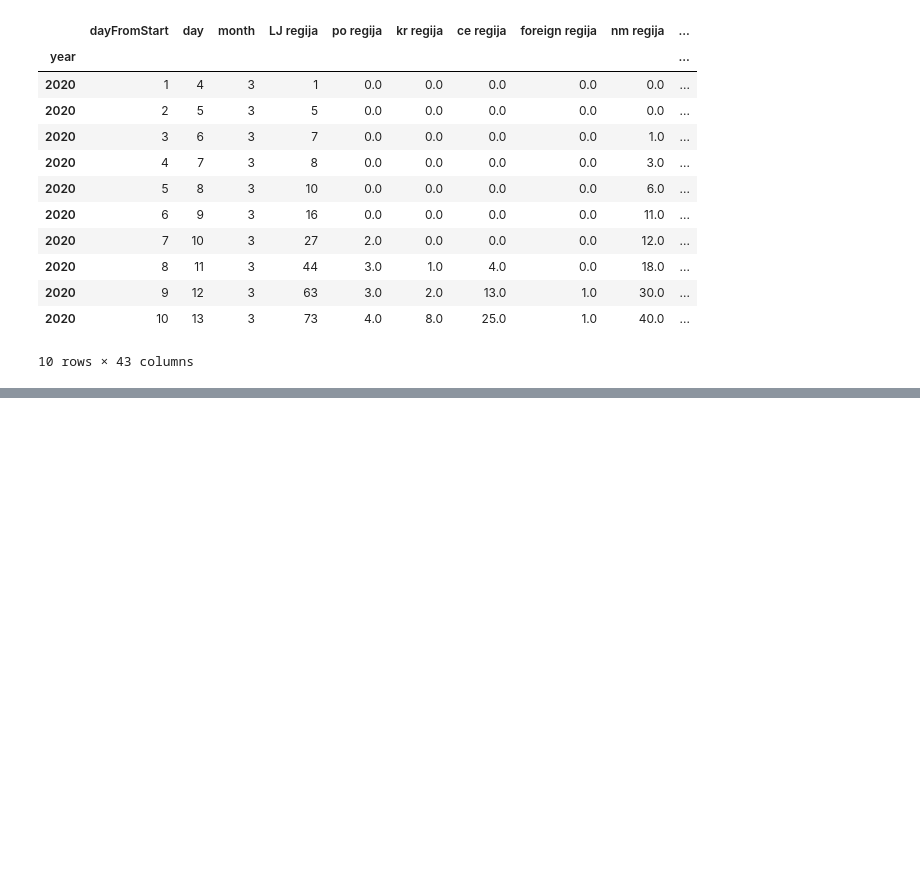
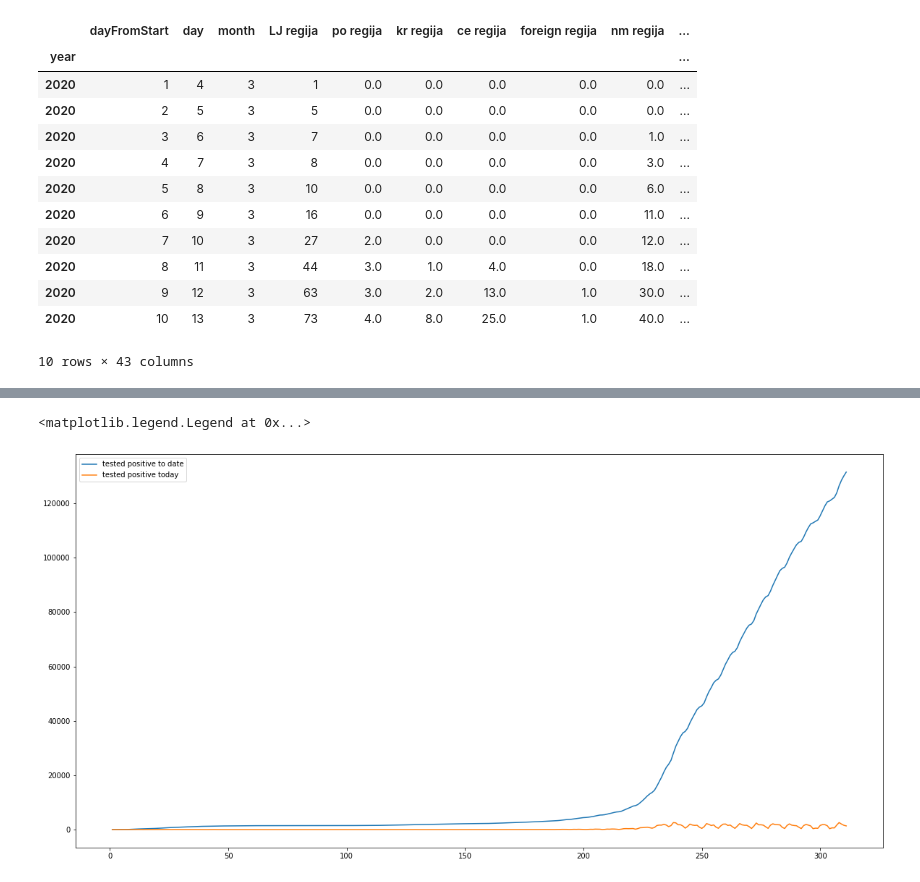
Before and after one commit to nejchauptman/Covid-19-prediction, a Jupyter notebook: covid_19.ipynb, the cells around one changed output, grey strips where cells are left out. Saved outputs shown, nothing was run; the diff lists cells and outputs as text; code cells hidden in the pictures; blank space fills up the shorter version.

```diff
--- a/covid_19.ipynb
+++ b/covid_19.ipynb
@@ -118,0 +122,8 @@ df.head(10)
+# %%
+import matplotlib.pyplot as plt
+plt.plot(df['dayFromStart'], df['tested_poz_to_date'], label="tested positive to date")
+plt.plot(df['dayFromStart'], df['tested_poz_today'], label="tested positive today")
+plt.legend()
+# %% [output]
+<matplotlib.legend.Legend at 0x...>
+[figure, added]
```
Also changed, not shown: parts of 13 cells of this notebook, 2 other files.
